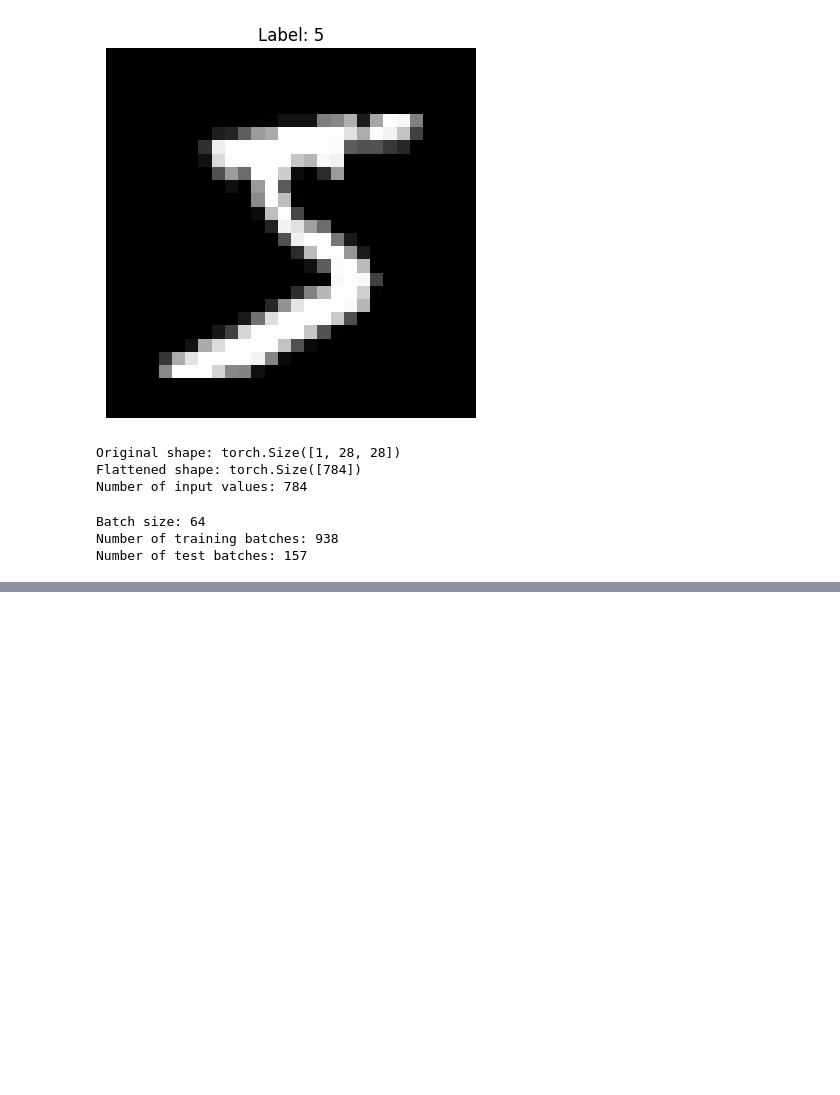
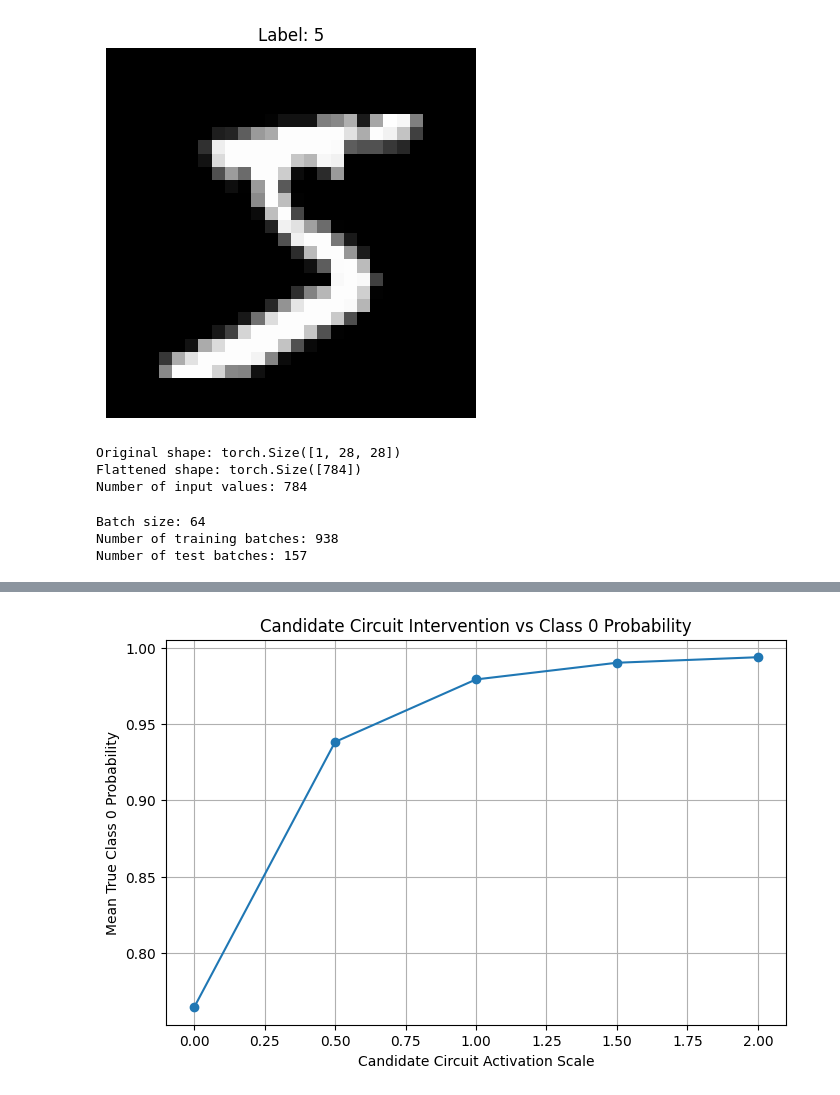
Before and after one commit to zeosapka/glass-box-ai-research, a Jupyter notebook: 01_baseline_model.ipynb, the cells around one changed output, grey strips where cells are left out. Saved outputs shown, nothing was run; the diff lists cells and outputs as text; code cells hidden in the pictures; blank space fills up the shorter version.

```diff
--- a/01_baseline_model.ipynb
+++ b/01_baseline_model.ipynb
@@ -157,0 +6111,19 @@ Number of test batches: 157
+# %%
+# ============================================================
+# BLOCK 55 — Candidate Circuit Activation Intervention
+# Amaç:
+# Candidate circuit'in activation değerini kontrollü biçimde
+# ölçekleyerek Class 0 output üzerindeki etkisini ölçmek.
+# ============================================================
+
+# Candidate circuit'te daha önce belirlediğimiz 5 nöron
+candidate_neurons = [47, 17, 57, 53, 28]
+
+# Activation'ı değiştirmek için kullanacağımız scale değerleri
+# 1.0 = normal activation
+# 0.0 = tamamen kapatma
+# 2.0 = activation'ı iki katına çıkarma
+scales = [0.0, 0.5, 1.0, 1.5, 2.0]
+
+print("Candidate circuit:", candidate_neurons)
+print("Intervention scales:", scales)
@@ -157,0 +6255,50 @@ Number of test batches: 157
+# %%
+# ============================================================
+# BLOCK 57 — Circuit Intervention Visualization
+# Amaç:
+# Candidate circuit activation scale ile
+# True Class 0 probability arasındaki ilişkiyi görselleştirmek.
+# ============================================================
+
+import matplotlib.pyplot as plt
+
+# Daha önce hesapladığımız intervention sonuçlarından
+# scale değerlerini çıkarıyoruz.
+intervention_scales = [
+    result["scale"]
+    for result in results_circuit_intervention
+]
+
+# Her scale için gerçek Class 0 örneklerindeki
+# ortalama Class 0 probability değerlerini çıkarıyoruz.
+true_class0_probabilities = [
+    result["true_class0_probability"]
+    for result in results_circuit_intervention
+]
+
+# Grafiği oluşturuyoruz.
+plt.figure(figsize=(8, 5))
+
+# Intervention scale ile probability arasındaki ilişkiyi çiziyoruz.
+plt.plot(
+    intervention_scales,
+    true_class0_probabilities,
+    marker="o"
+)
+
+# Eksen isimleri.
+plt.xlabel("Candidate Circuit Activation Scale")
+plt.ylabel("Mean True Class 0 Probability")
+
+# Grafik başlığı.
+plt.title(
+    "Candidate Circuit Intervention vs Class 0 Probability"
+)
+
+# Okunabilirlik için grid.
+plt.grid(True)
+
+# Grafiği gösteriyoruz.
+plt.show()
+# %% [output]
+[figure, added]
```
Also changed, not shown: parts of 61 cells of this notebook.
